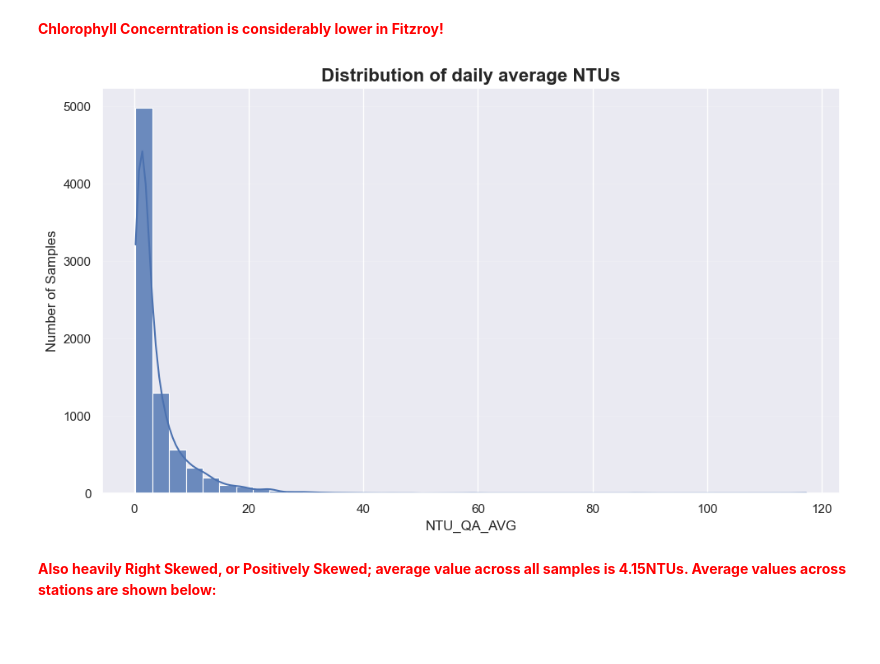
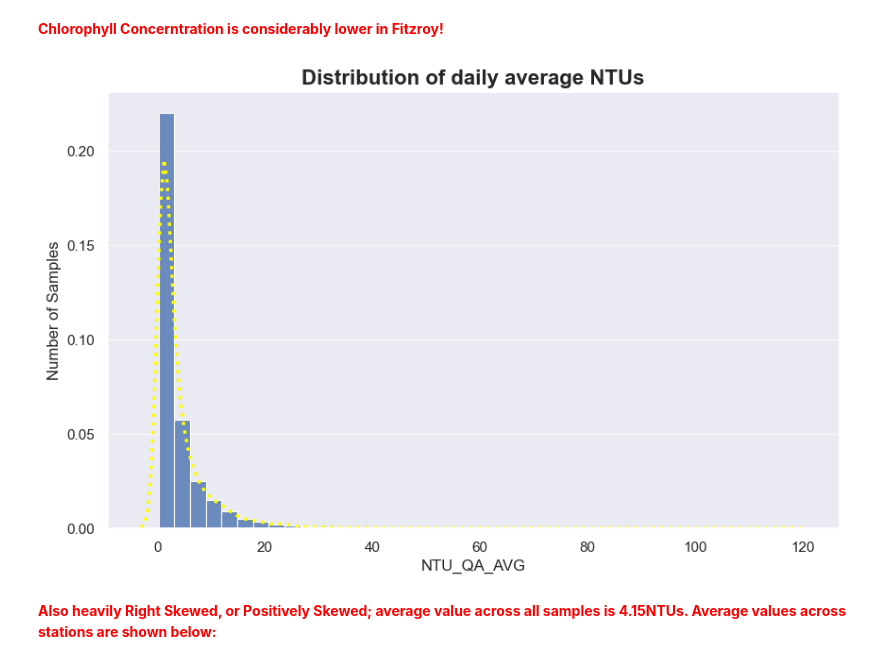
Before and after one commit to nadunchandrabahu/Australian_Coral_Reef_EDA, a Jupyter notebook: Australian_Coral_Reef_EDA.ipynb, the cells around one changed output. Drawn from its saved outputs; the diff is of its cells as text; code cells hidden in the pictures; blank space fills up the shorter version.

```diff
--- a/Australian_Coral_Reef_EDA.ipynb
+++ b/Australian_Coral_Reef_EDA.ipynb
@@ -90,25 +97,32 @@ Name: CHL_QA_AVG, dtype: float64
 # %%
 plt.figure(figsize=(10, 6))
 
 sns.histplot(
     data=df,
     x="NTU_QA_AVG",
     bins=40,
-    kde=True,
     edgecolor="white",
     linewidth=0.8,
-    alpha=0.8
+    alpha=0.8,
+    stat="density"
+)
+
+sns.kdeplot(
+    data=df,
+    x="NTU_QA_AVG",
+    color="yellow",
+    linestyle=":",
+    linewidth=2.5
 )
 
 plt.title("Distribution of daily average NTUs", fontsize=16, fontweight="bold")
 plt.xlabel("NTU_QA_AVG", fontsize=12)
 plt.ylabel("Number of Samples", fontsize=12)
-
-plt.grid(axis="y", alpha=0.2)
-plt.tight_layout()
+plt.grid(axis="x", alpha=0)
+plt.grid(axis="y", alpha=0.7)
 plt.show()
 # %% [output]
-[figure, old version]
+[figure, new version]
 # %% [markdown]
 <span style="color:red"><strong>Also heavily Right Skewed, or Positively Skewed; average value across all samples is 4.15NTUs. Average values across stations are shown below:</strong></span>
 # %%
```
Also changed, not shown: parts of 4 cells of this notebook.
